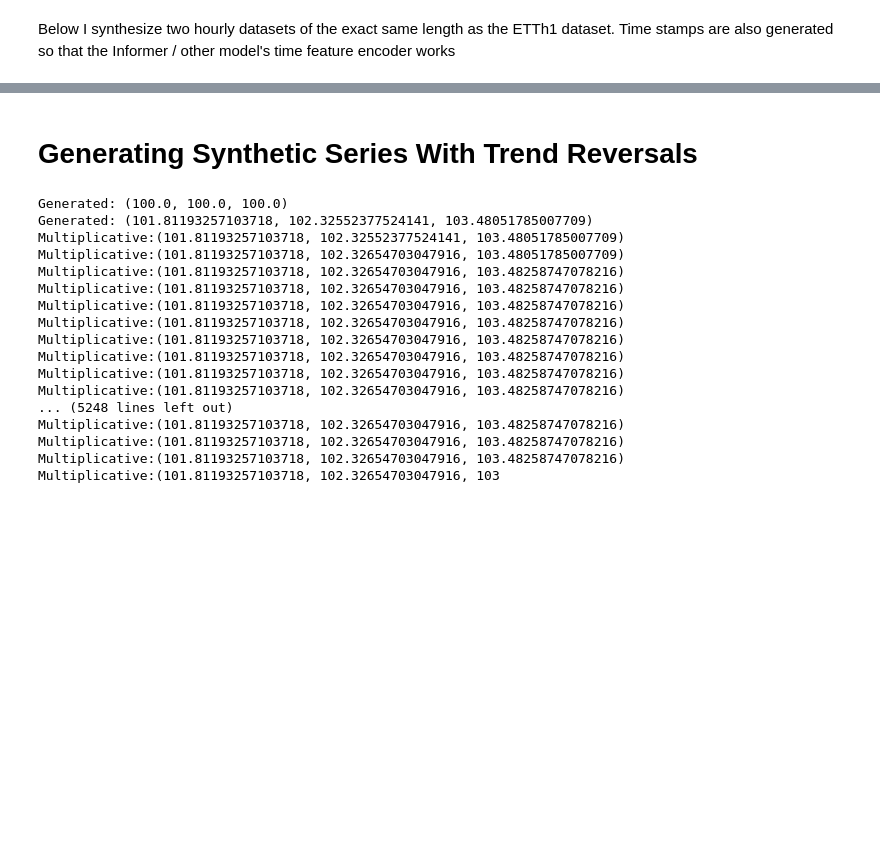
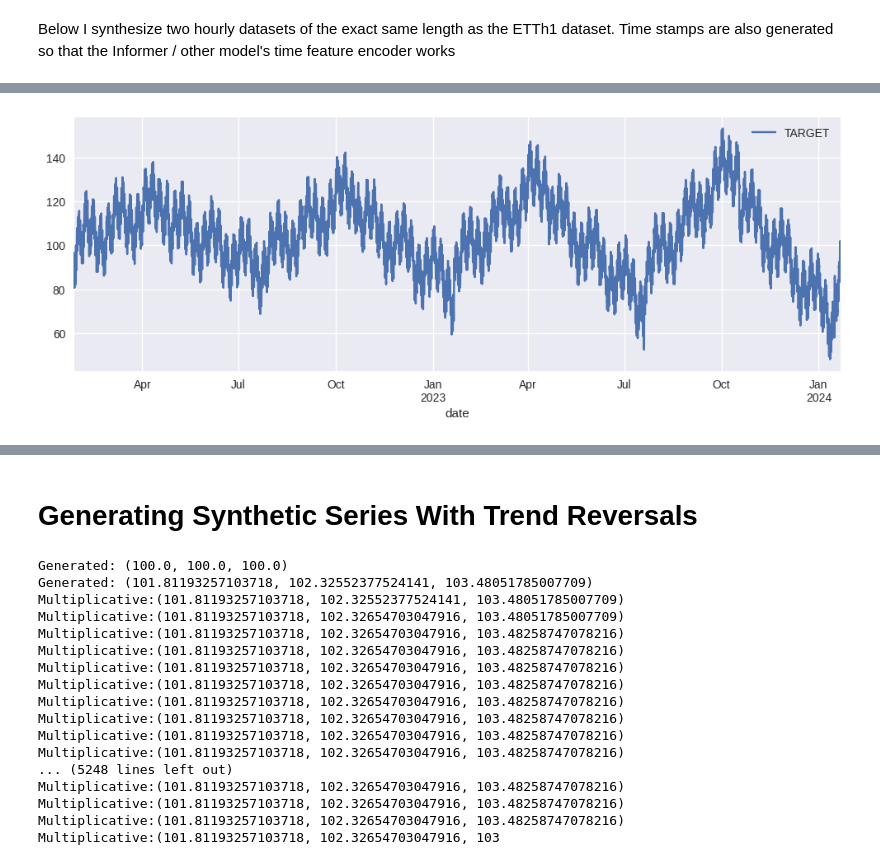
Before and after one commit to anasashb/TransformersEnergyTS, a Jupyter notebook: internal_demos/data_generator_demo.ipynb, the cells around one changed output, grey strips where cells are left out. Drawn from its saved outputs; the diff is of its cells as text; code cells hidden in the pictures; blank space fills up the shorter version.

```diff
--- a/internal_demos/data_generator_demo.ipynb
+++ b/internal_demos/data_generator_demo.ipynb
@@ -11,0 +57,13 @@ from data_generator import SynthesisTS
+# %%
+additive_test_reversal_quarterly = synth_maker.add_trend(
+    df=stationary_synth,
+    trend='Additive',
+    trend_slope=0.01,
+    reversal=True,
+    reversal_interval=24*30*3
+)
+
+additive_test_reversal_quarterly.plot(figsize=(12,4))
+plt.show()
+# %% [output]
+[figure, added]
```
Also changed, not shown: parts of 9 cells of this notebook, 1 other file.
